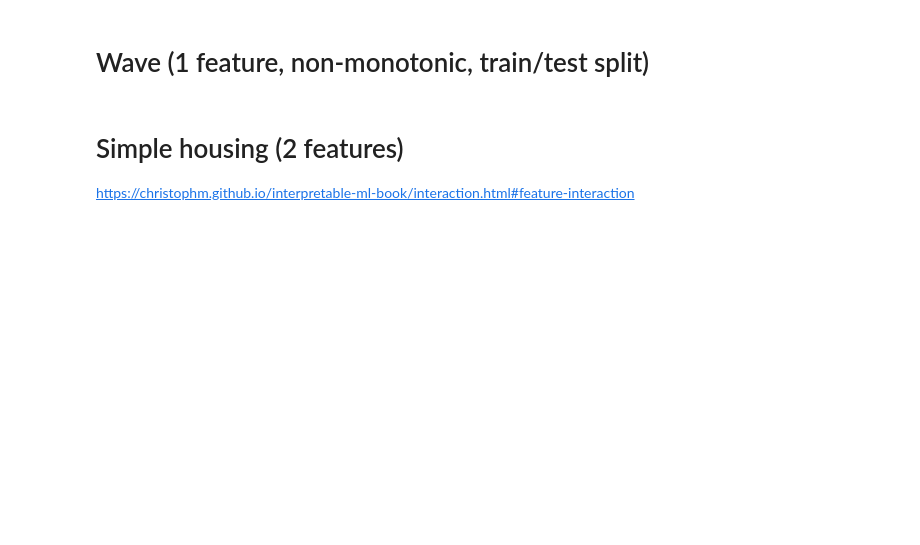
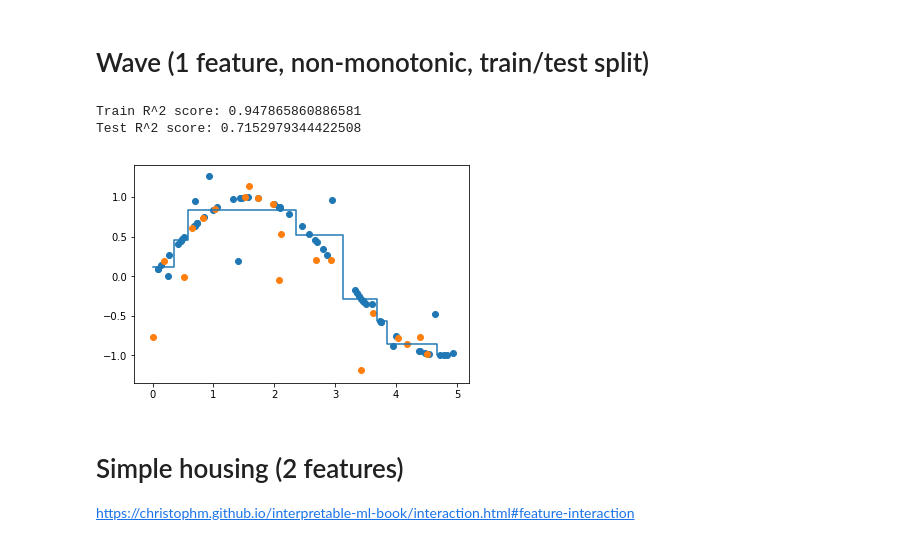
Before and after one commit to LambdaSchool/DS-Unit-2-Sprint-2-Regression, a Jupyter notebook: module4-decision-trees/decision-trees.ipynb, the cells around one changed output. Saved outputs shown, nothing was run; the diff lists cells and outputs as text; code cells hidden in the pictures; blank space fills up the shorter version.

```diff
--- a/module4-decision-trees/decision-trees.ipynb
+++ b/module4-decision-trees/decision-trees.ipynb
@@ -184,31 +210,35 @@ ax.step(putts_X, predictions, where='mid');
 # %%
 %matplotlib inline
 import matplotlib.pyplot as plt
 
 # Based on http://scikit-learn.org/stable/auto_examples/tree/plot_tree_regression.html
 def make_data():
     import numpy as np
     rng = np.random.RandomState(1)
     X = np.sort(5 * rng.rand(80, 1), axis=0)
     y = np.sin(X).ravel()
     y[::5] += 2 * (0.5 - rng.rand(16))
     return X, y
 
 wave_X, wave_y = make_data()
 wave_X_train, wave_X_test, wave_y_train, wave_y_test = train_test_split(
     wave_X, wave_y, test_size=0.25, random_state=42)
 
 def regress_wave(max_depth=1):
     tree = DecisionTreeRegressor(max_depth=max_depth)
     tree.fit(wave_X_train, wave_y_train)
     print('Train R^2 score:', tree.score(wave_X_train, wave_y_train))
     print('Test R^2 score:', tree.score(wave_X_test, wave_y_test))
     plt.scatter(wave_X_train, wave_y_train)
     plt.scatter(wave_X_test, wave_y_test)
     plt.step(wave_X, tree.predict(wave_X), where='mid')
     plt.show()
 
-interact(regress_wave, max_depth=(1,8,1));
+regress_wave(max_depth=3)
+# %% [output]
+Train R^2 score: 0.947865860886581
+Test R^2 score: 0.7152979344422508
+[figure, added]
 # %% [markdown]
 # Simple housing (2 features)
 
```
Also changed, not shown: parts of 19 cells of this notebook.
